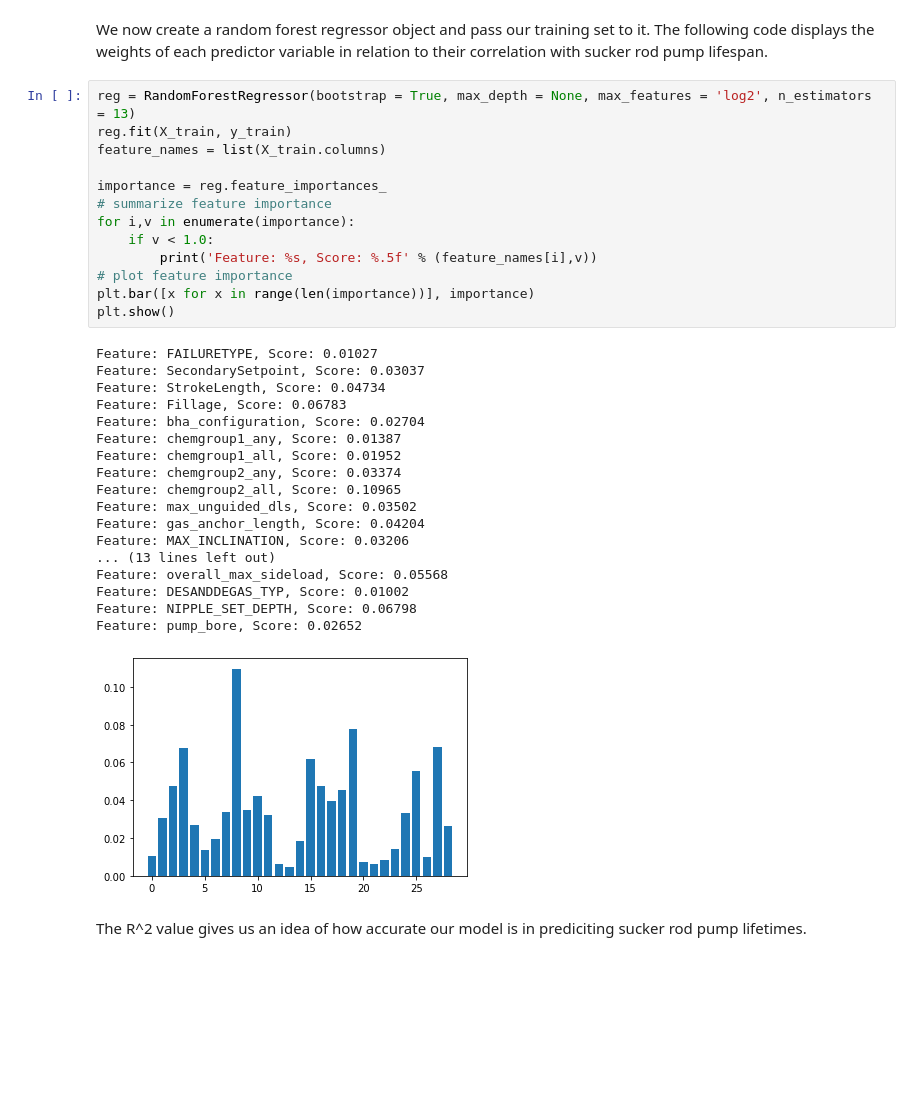
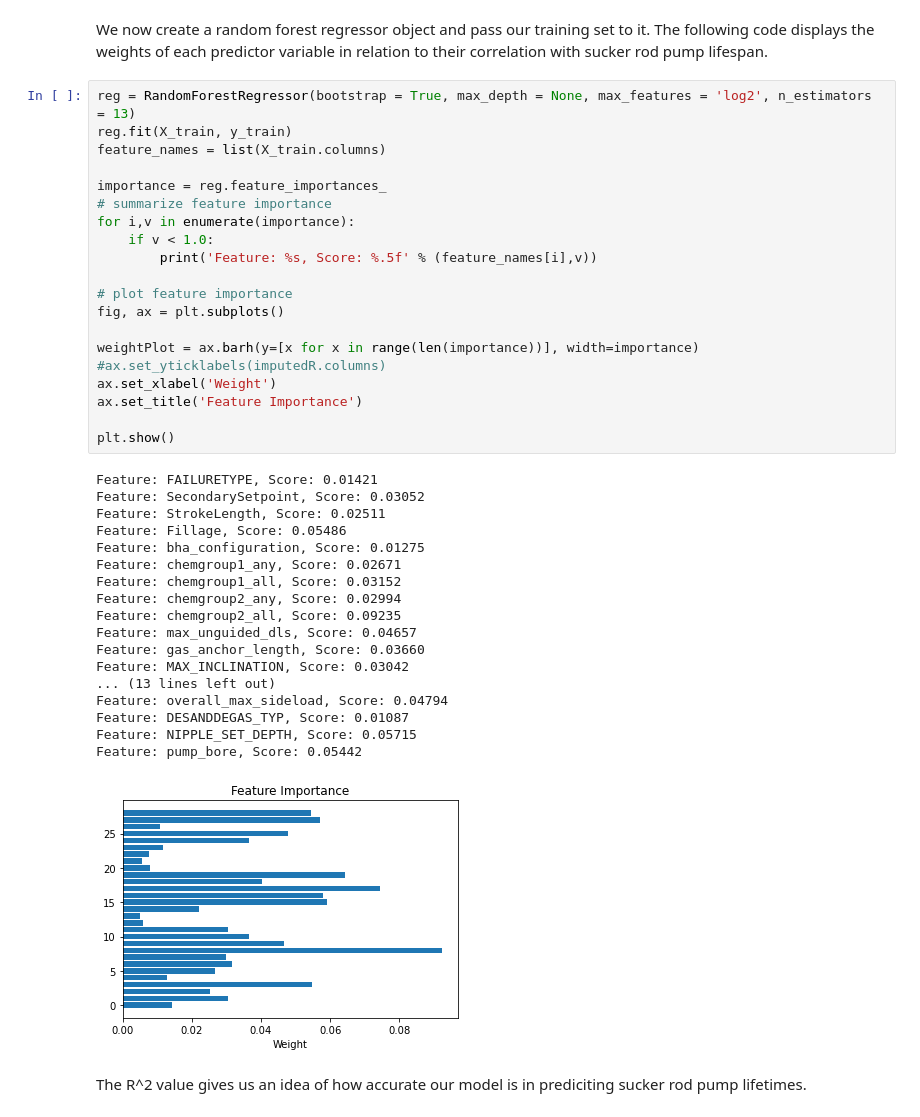
Before and after one commit to skeptrunedev/Rod_Pump_Optimization, a Jupyter notebook: notebooks/MVP_notebook.ipynb, the cells around one changed output. Cells and saved outputs as stored; diff of their text form; blank space fills up the shorter version.

Commit message:
Cleaned up, added some EDA & added plot labels

```diff
--- a/notebooks/MVP_notebook.ipynb
+++ b/notebooks/MVP_notebook.ipynb
@@ -208,35 +181,42 @@ We now create a random forest regressor object and pass our training set to it.
 # %%
 reg = RandomForestRegressor(bootstrap = True, max_depth = None, max_features = 'log2', n_estimators = 13)
 reg.fit(X_train, y_train)
 feature_names = list(X_train.columns)
 
 importance = reg.feature_importances_
 # summarize feature importance
 for i,v in enumerate(importance):
     if v < 1.0:
         print('Feature: %s, Score: %.5f' % (feature_names[i],v))
+
 # plot feature importance
-plt.bar([x for x in range(len(importance))], importance)
+fig, ax = plt.subplots()
+
+weightPlot = ax.barh(y=[x for x in range(len(importance))], width=importance)
+#ax.set_yticklabels(imputedR.columns)
+ax.set_xlabel('Weight')
+ax.set_title('Feature Importance')
+
 plt.show()
 # %% [output]
-Feature: FAILURETYPE, Score: 0.01027
-Feature: SecondarySetpoint, Score: 0.03037
-Feature: StrokeLength, Score: 0.04734
-Feature: Fillage, Score: 0.06783
-Feature: bha_configuration, Score: 0.02704
-Feature: chemgroup1_any, Score: 0.01387
-Feature: chemgroup1_all, Score: 0.01952
-Feature: chemgroup2_any, Score: 0.03374
-Feature: chemgroup2_all, Score: 0.10965
-Feature: max_unguided_dls, Score: 0.03502
-Feature: gas_anchor_length, Score: 0.04204
-Feature: MAX_INCLINATION, Score: 0.03206
+Feature: FAILURETYPE, Score: 0.01421
+Feature: SecondarySetpoint, Score: 0.03052
+Feature: StrokeLength, Score: 0.02511
+Feature: Fillage, Score: 0.05486
+Feature: bha_configuration, Score: 0.01275
+Feature: chemgroup1_any, Score: 0.02671
+Feature: chemgroup1_all, Score: 0.03152
+Feature: chemgroup2_any, Score: 0.02994
+Feature: chemgroup2_all, Score: 0.09235
+Feature: max_unguided_dls, Score: 0.04657
+Feature: gas_anchor_length, Score: 0.03660
+Feature: MAX_INCLINATION, Score: 0.03042
 ... (13 lines left out)
-Feature: overall_max_sideload, Score: 0.05568
-Feature: DESANDDEGAS_TYP, Score: 0.01002
-Feature: NIPPLE_SET_DEPTH, Score: 0.06798
-Feature: pump_bore, Score: 0.02652
+Feature: overall_max_sideload, Score: 0.04794
+Feature: DESANDDEGAS_TYP, Score: 0.01087
+Feature: NIPPLE_SET_DEPTH, Score: 0.05715
+Feature: pump_bore, Score: 0.05442
-[figure, old version]
+[figure, new version]
 # %% [markdown]
 The R^2 value gives us an idea of how accurate our model is in prediciting sucker rod pump lifetimes.
 # %%
```
Also changed, not shown: parts of 12 cells of this notebook, 12 other files.
